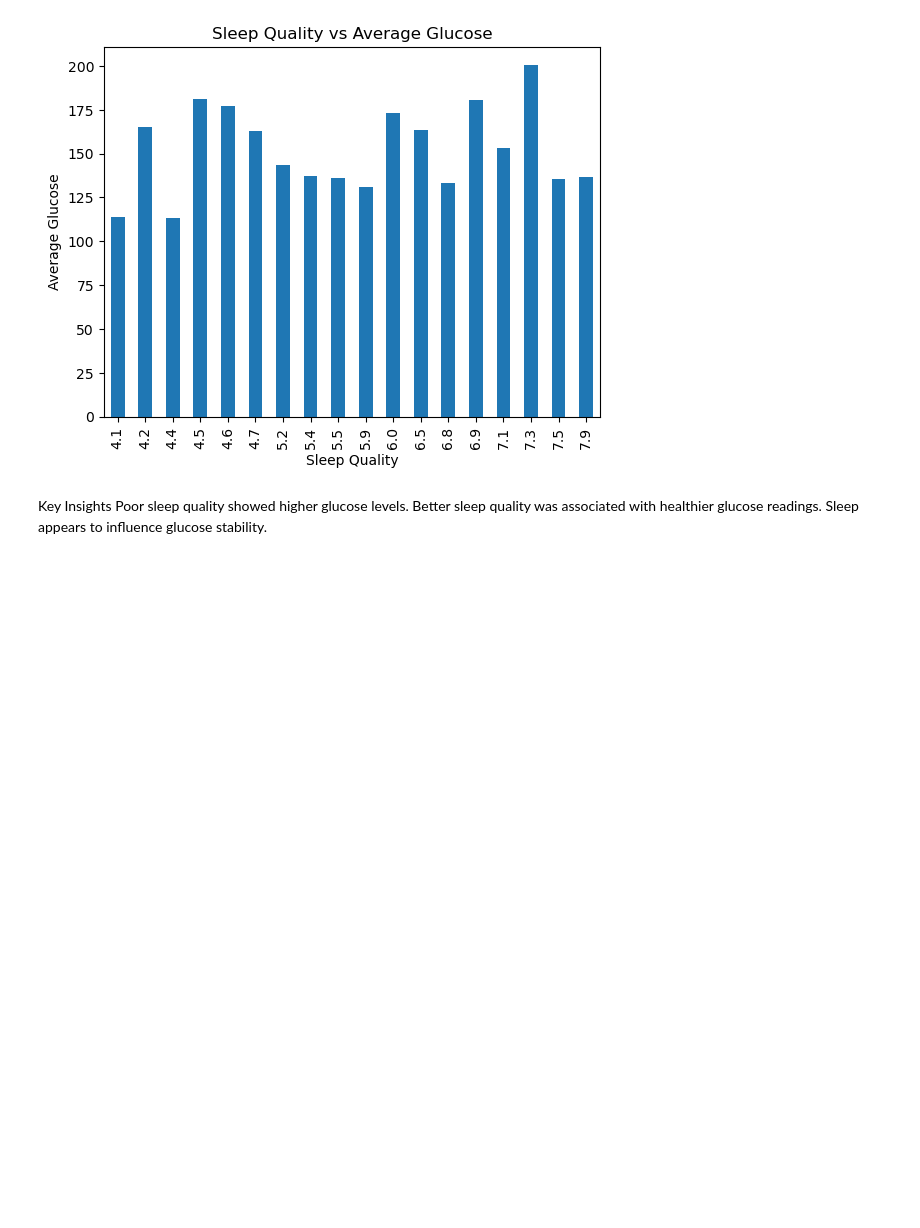
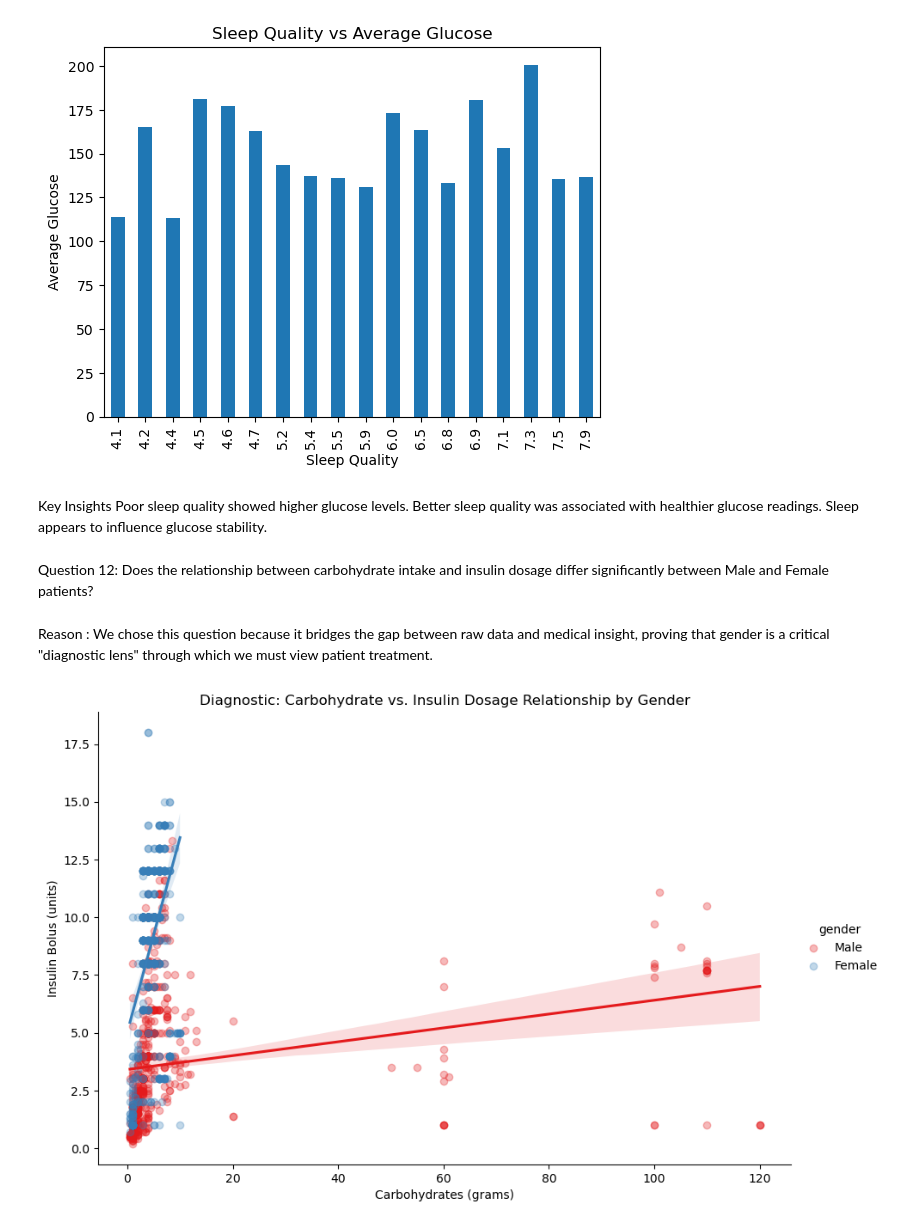
Before and after one commit to PoojaBELURE1724/Team6_DataDynamos_Python-Hackathon_MAY-2026, a Jupyter notebook: Team6_DataDynamos_category3.PrescriptiveAnalysis.ipynb, the cells around one changed output. Cells and saved outputs as stored; diff of their text form; code cells hidden in the pictures; blank space fills up the shorter version.

Commit message:
Updated Prescriptive Questions
Added total 7 category questions

```diff
--- a/Team6_DataDynamos_category3.PrescriptiveAnalysis.ipynb
+++ b/Team6_DataDynamos_category3.PrescriptiveAnalysis.ipynb
@@ -523,3 +523,38 @@ Key Insights
 Poor sleep quality showed higher glucose levels.
 Better sleep quality was associated with healthier glucose readings.
 Sleep appears to influence glucose stability.
+# %% [markdown]
+Question 12: Does the relationship between carbohydrate intake and insulin dosage differ significantly between Male and Female patients?
+# %% [markdown]
+Reason : We chose this question because it bridges the gap between raw data and medical insight, proving that gender is a critical "diagnostic lens" through which we must view patient treatment.
+# %%
+import pandas as pd # Import pandas for data table manipulation
+import seaborn as sns # Import seaborn for statistical regression plots
+import matplotlib.pyplot as plt # Import matplotlib for final chart adjustments
+
+# Load the dataset containing patient health and treatment records
+df = pd.read_excel('Team6_DataDynamos_Python-Hackathon_MAY2026_V2.xlsx')
+
+# Filter the data to include only rows where carbs were consumed and insulin was given
+# This step is critical to 'diagnose' actual treatment events without zero-value noise
+meal_data = df[(df['carb_input'] > 0) & (df['bolus_volume_delivered'] > 0)]
+
+# Use lmplot to create a scatter plot with a regression line for each gender
+# x='carb_input' is our independent variable; y='bolus_volume_delivered' is our dependent variable
+# hue='gender' splits the data into two colors (Male/Female) to see if their dosing slopes differ
+g = sns.lmplot(data=meal_data, x='carb_input', y='bolus_volume_delivered', hue='gender',
+               palette='Set1', scatter_kws={'alpha':0.3}, height=6, aspect=1.5)
+
+# Add a professional title that explains the diagnostic goal of the chart
+plt.title('Diagnostic: Carbohydrate vs. Insulin Dosage Relationship by Gender')
+
+# Define the X-axis label to show what variable is being measured (Carbohydrates)
+plt.xlabel('Carbohydrates (grams)')
+
+# Define the Y-axis label to show the clinical action taken (Insulin Units)
+plt.ylabel('Insulin Bolus (units)')
+
+# Save the plot as a PNG file so it can be used in the Hackathon project repository
+plt.savefig('gender_dosing_diagnosis.png')
+# %% [output]
+[figure, added]
```
Also changed, not shown: parts of 19 cells of this notebook.
